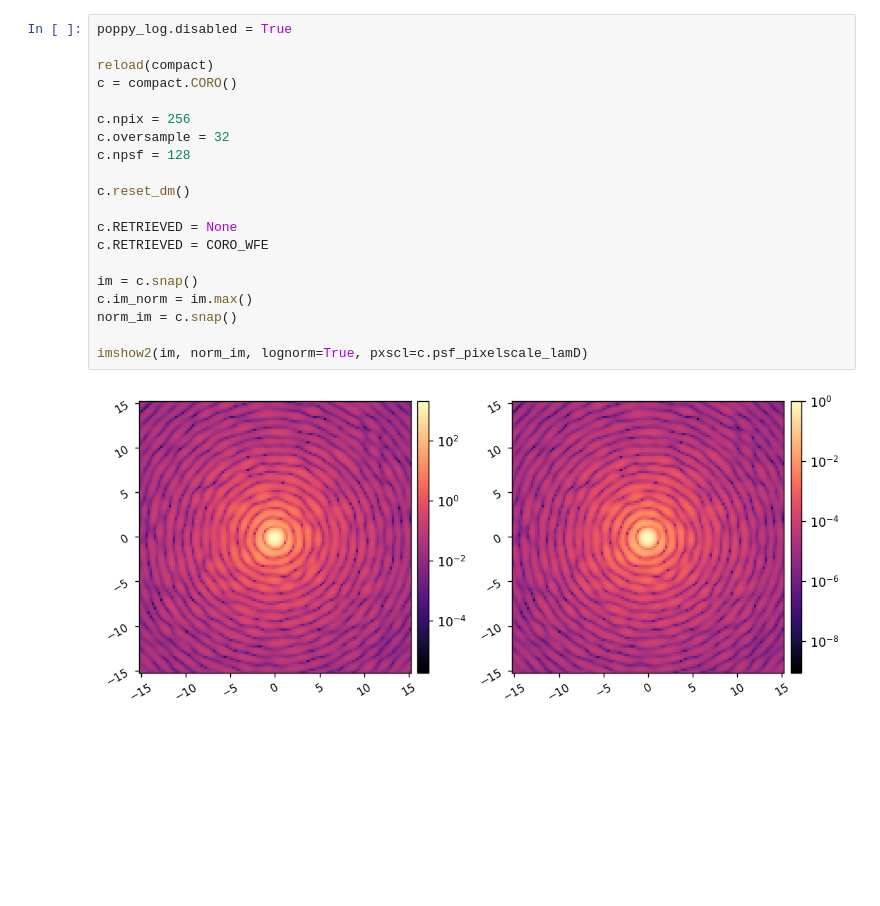
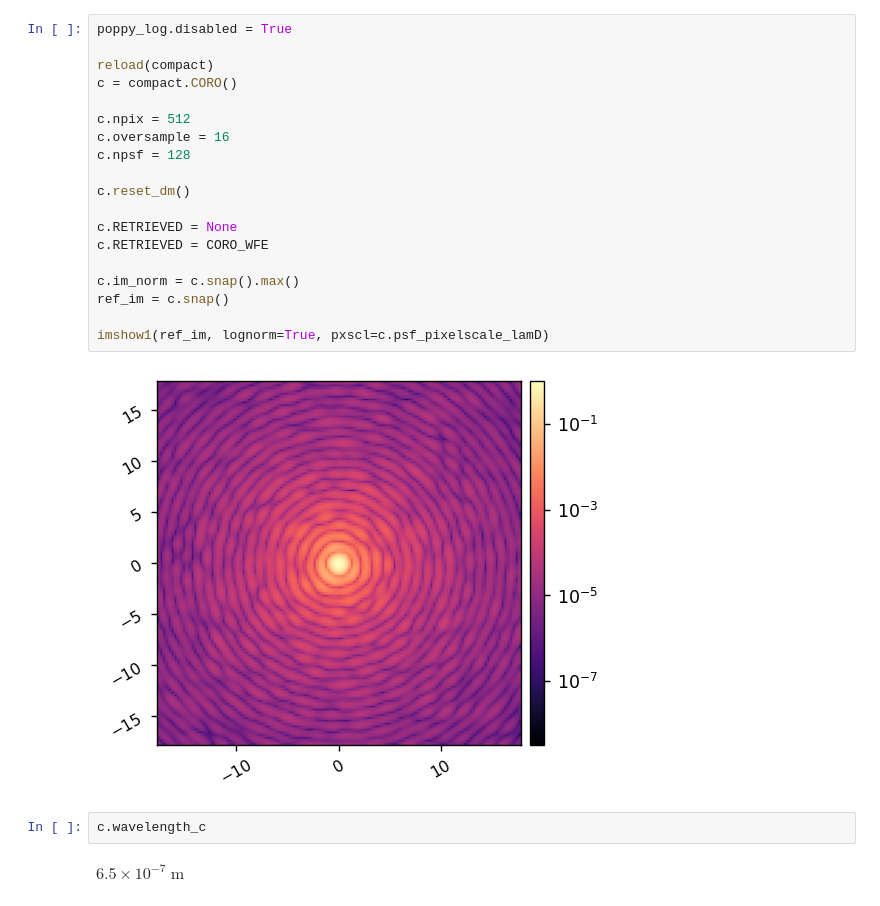
Before and after one commit to kian1377/apra-howfsc-models, a Jupyter notebook: test_compact_model.ipynb, the cells around one changed output. Drawn from its saved outputs; the diff is of its cells as text; blank space fills up the shorter version.

```diff
--- a/test_compact_model.ipynb
+++ b/test_compact_model.ipynb
@@ -47,25 +80,28 @@ imshow2(CORO_WFE.amplitude, CORO_WFE.opd,
 # %%
 poppy_log.disabled = True
 
 reload(compact)
 c = compact.CORO()
 
-c.npix = 256
-c.oversample = 32
+c.npix = 512
+c.oversample = 16
 c.npsf = 128
 
 c.reset_dm()
 
 c.RETRIEVED = None
 c.RETRIEVED = CORO_WFE
 
-im = c.snap()
-c.im_norm = im.max()
-norm_im = c.snap()
+c.im_norm = c.snap().max()
+ref_im = c.snap()
 
-imshow2(im, norm_im, lognorm=True, pxscl=c.psf_pixelscale_lamD)
+imshow1(ref_im, lognorm=True, pxscl=c.psf_pixelscale_lamD)
 # %% [output]
-[figure, old version]
+[figure, new version]
+# %%
+c.wavelength_c
+# %% [output]
+$6.5 \times 10^{-7} \; \mathrm{m}$
 # %%
 poppy_log.disabled = True
 
```
Also changed, not shown: parts of 11 cells of this notebook, 10 other files.
